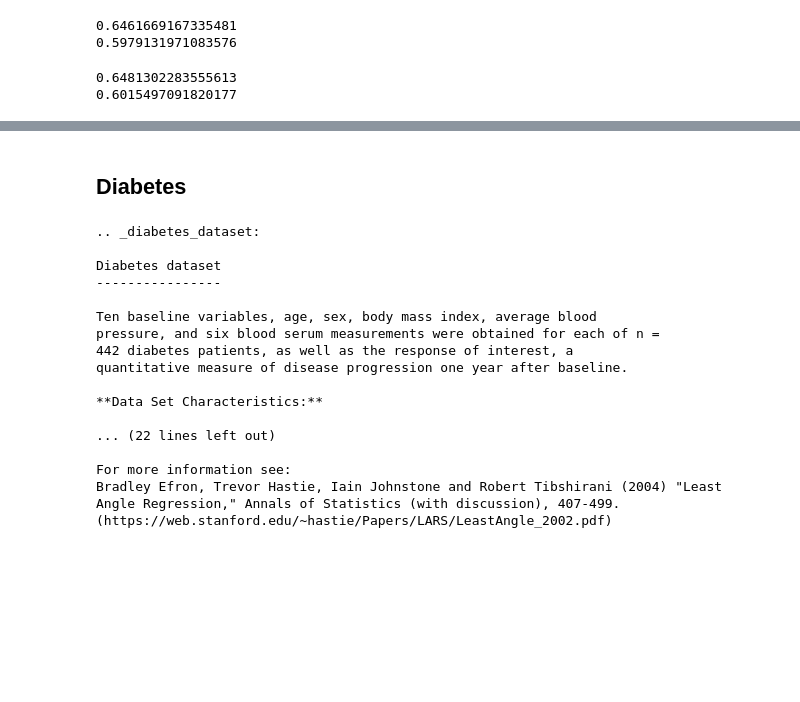
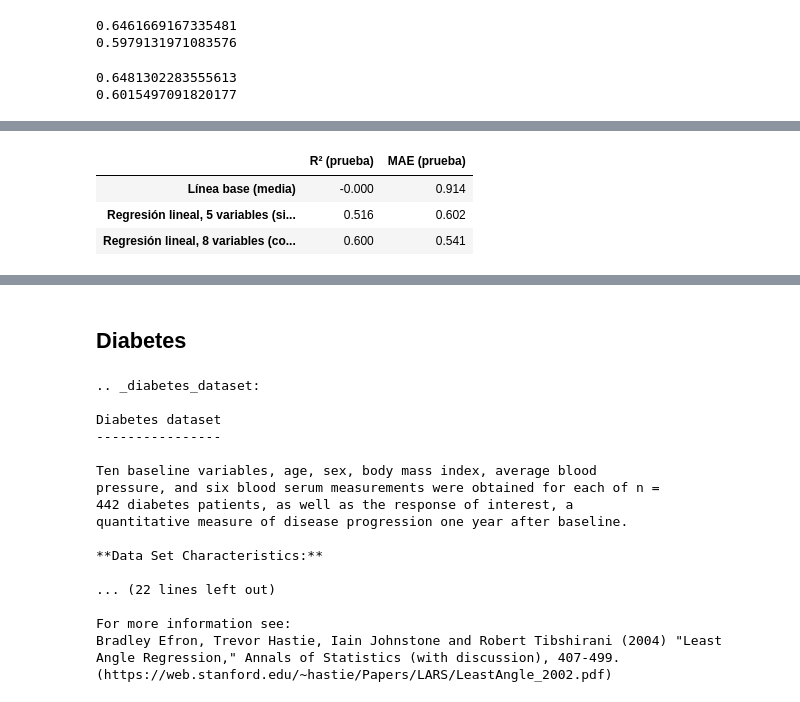
Before and after one commit to contreras-juan/Material-Ciencia-de-Datos, a Jupyter notebook: Machine_Learning/Supervised/03_Regresión_Lineal_III.ipynb, the cells around one changed output, grey strips where cells are left out. Saved outputs shown, nothing was run; the diff lists cells and outputs as text; code cells hidden in the pictures; blank space fills up the shorter version.

```diff
--- a/Machine_Learning/Supervised/03_Regresión_Lineal_III.ipynb
+++ b/Machine_Learning/Supervised/03_Regresión_Lineal_III.ipynb
@@ -142,0 +149,25 @@ print(mae)
+# %%
+import numpy as np
+from sklearn.dummy import DummyRegressor
+from sklearn.metrics import r2_score
+from sklearn.pipeline import make_pipeline
+from sklearn.preprocessing import StandardScaler
+
+X_tr, X_te, y_tr, y_te = train_test_split(housing_df, housing.target, test_size=0.3, random_state=13)
+cols_cuaderno = list(housing_df_drop.columns)
+
+def evaluar(modelo, columnas):
+    modelo.fit(X_tr[columnas], y_tr)
+    pred = modelo.predict(X_te[columnas])
+    return {'R² (prueba)': r2_score(y_te, pred), 'MAE (prueba)': mean_absolute_error(y_te, pred)}
+
+pd.DataFrame({
+    'Línea base (media)': evaluar(DummyRegressor(), cols_cuaderno),
+    f'Regresión lineal, {len(cols_cuaderno)} variables (sin ubicación)': evaluar(make_pipeline(StandardScaler(), LinearRegression()), cols_cuaderno),
+    'Regresión lineal, 8 variables (con ubicación)': evaluar(make_pipeline(StandardScaler(), LinearRegression()), list(housing_df.columns)),
+}).T.round(3)
+# %% [output]
+|  | R² (prueba) | MAE (prueba) |
+| Línea base (media) | -0.000 | 0.914 |
+| Regresión lineal, 5 variables (si... | 0.516 | 0.602 |
+| Regresión lineal, 8 variables (co... | 0.600 | 0.541 |
```
Also changed, not shown: parts of 7 cells of this notebook, 1 other file.
